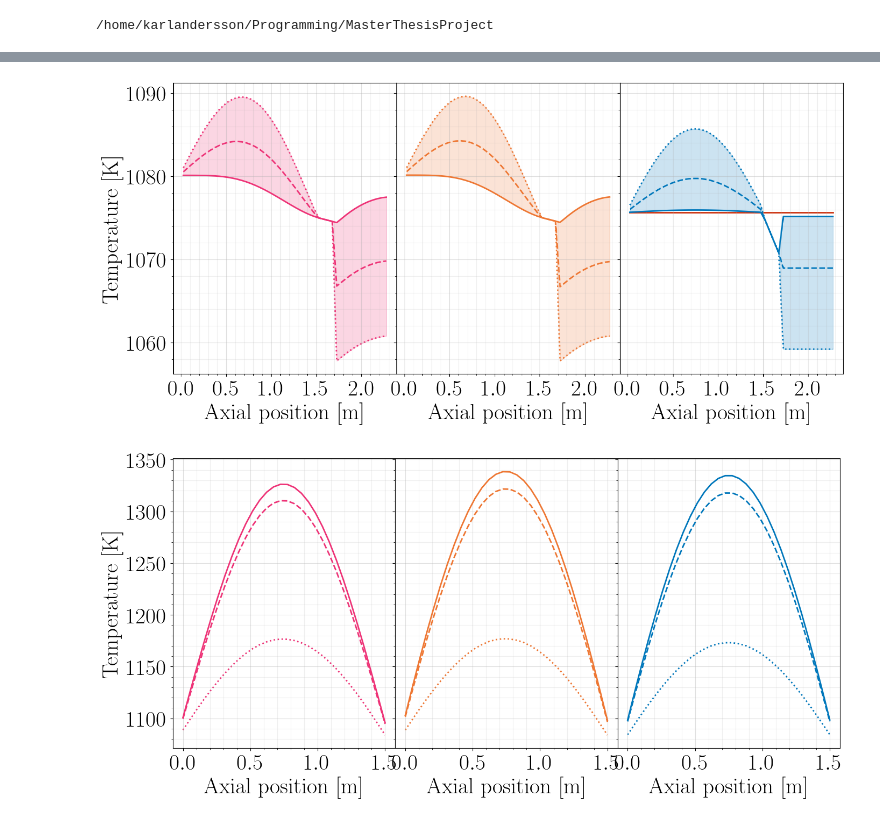
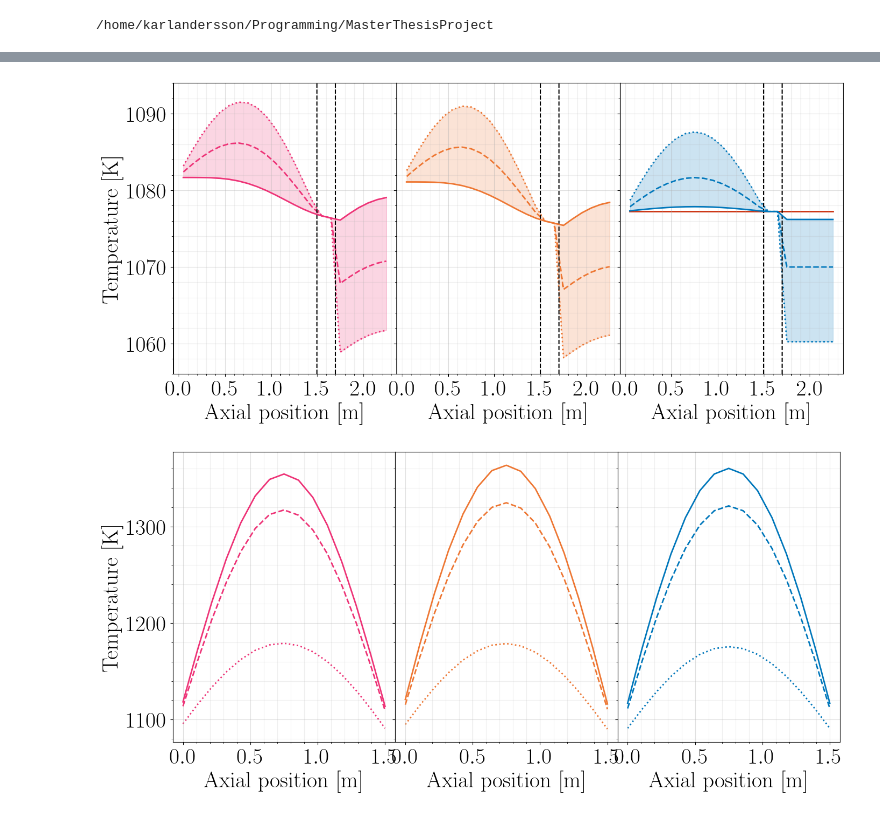
Before and after one commit to Karlandersson02/CoupledHeatPipeReactor, a Jupyter notebook: scripts/reactors/comparisons.ipynb, the cells around one changed output, grey strips where cells are left out. Saved outputs shown, nothing was run; the diff lists cells and outputs as text; code cells hidden in the pictures.

```diff
--- a/scripts/reactors/comparisons.ipynb
+++ b/scripts/reactors/comparisons.ipynb
@@ -29,7 +32,7 @@ MODEL_PATH = Path("./utils/rgi_surrogate.joblib")
 interpolator_model = OpenMCTallyGridSurrogate()
 interpolator_model = interpolator_model.load(MODEL_PATH)
 # %%
-Ns = [15, 65, 40]
+Ns = [15, 30, 30]
 cfg = generate_config(data, *Ns)
 
 iso_reactor      = Reactor(cfg)
@@ -109,43 +112,55 @@ ax3.plot(z_hp, T_hp_iso[0][:, cfg.HP.mesh.N_R // 2], color=colors["blue"], lw=2,
 ax3.plot(z_hp, T_hp_iso[0][:, 0],                    color=colors["blue"], lw=2, linestyle="-" , zorder=3)
 
 # Isothermal vapour reference temperature
-ax3.plot(z_hp, np.full(z.shape, T_hp_iso[-1]), color=colors["red"], lw=2, zorder=0)
+ax3.plot(z_hp, np.full(z_hp.shape, T_hp_iso[-1]), color=colors["red"], lw=2, zorder=0)
 
 ax1.fill_between(z_hp, T_solid_vap_full[:, -1], T_v_full, color=colors["magenta"], alpha=0.2)
 ax2.fill_between(z_hp, T_solid_vap[:, -1], T_v, color=colors["orange"], alpha=0.2)
 ax3.fill_between(z_hp, T_hp_iso[0][:, -1], T_hp_iso[0][:, 0], color=colors["blue"], alpha=0.2)
+
+ymax, ymin = 1094, 1056
+z_evap = cfg.HP.geometry.l_evap
+z_adiabatic = cfg.HP.geometry.l_evap + cfg.HP.geometry.l_adiabatic
+
+ax1.set_ylim((ymin, ymax))
+ax2.set_ylim((ymin, ymax))
+ax3.set_ylim((ymin, ymax))
+
+ax1.vlines((z_evap, z_adiabatic), ymin, ymax, colors="black", linestyles="--")
+ax2.vlines((z_evap, z_adiabatic), ymin, ymax, colors="black", linestyles="--")
+ax3.vlines((z_evap, z_adiabatic), ymin, ymax, colors="black", linestyles="--")
 
 ax1.minorticks_on()
 ax2.minorticks_on()
 ax3.minorticks_on()
 
 ax1.set_ylabel("Temperature [K]")
 ax1.set_xlabel("Axial position [m]")
 ax2.set_xlabel("Axial position [m]")
 ax3.set_xlabel("Axial position [m]")
 
 ax1.grid(which="major", alpha=0.4)
 ax1.grid(which="minor", alpha=0.2)
 ax2.grid(which="major", alpha=0.4)
 ax2.grid(which="minor", alpha=0.2)
 ax3.grid(which="major", alpha=0.4)
 ax3.grid(which="minor", alpha=0.2)
 
 # ax1.set_xlim((np.min(z), np.max(z)))
 # ax2.set_xlim((np.min(z), np.max(z)))
 # ax3.set_xlim((np.min(z), np.max(z)))
 
 ax1.xaxis.set_major_locator(MultipleLocator(0.5))
 ax2.xaxis.set_major_locator(MultipleLocator(0.5))
 ax3.xaxis.set_major_locator(MultipleLocator(0.5))
 
 # Hide labels on the right plot, but keep ticks for the grid
 ax2.tick_params(axis="y", labelleft=False)
 ax3.tick_params(axis="y", labelleft=False)
 
 plt.show()
 # %% [output]
-[figure, old version]
+[figure, new version]
 # %%
 fig, (ax1, ax2, ax3) = plt.subplots(
     1, 3,
@@ -193,4 +208,4 @@ ax3.xaxis.set_major_locator(MultipleLocator(0.5))
 ax2.tick_params(axis="y", labelleft=False)
 ax3.tick_params(axis="y", labelleft=False)
 # %% [output]
-[figure, old version]
+[figure, new version]
```
Also changed, not shown: parts of 2 cells of this notebook, 11 other files.
